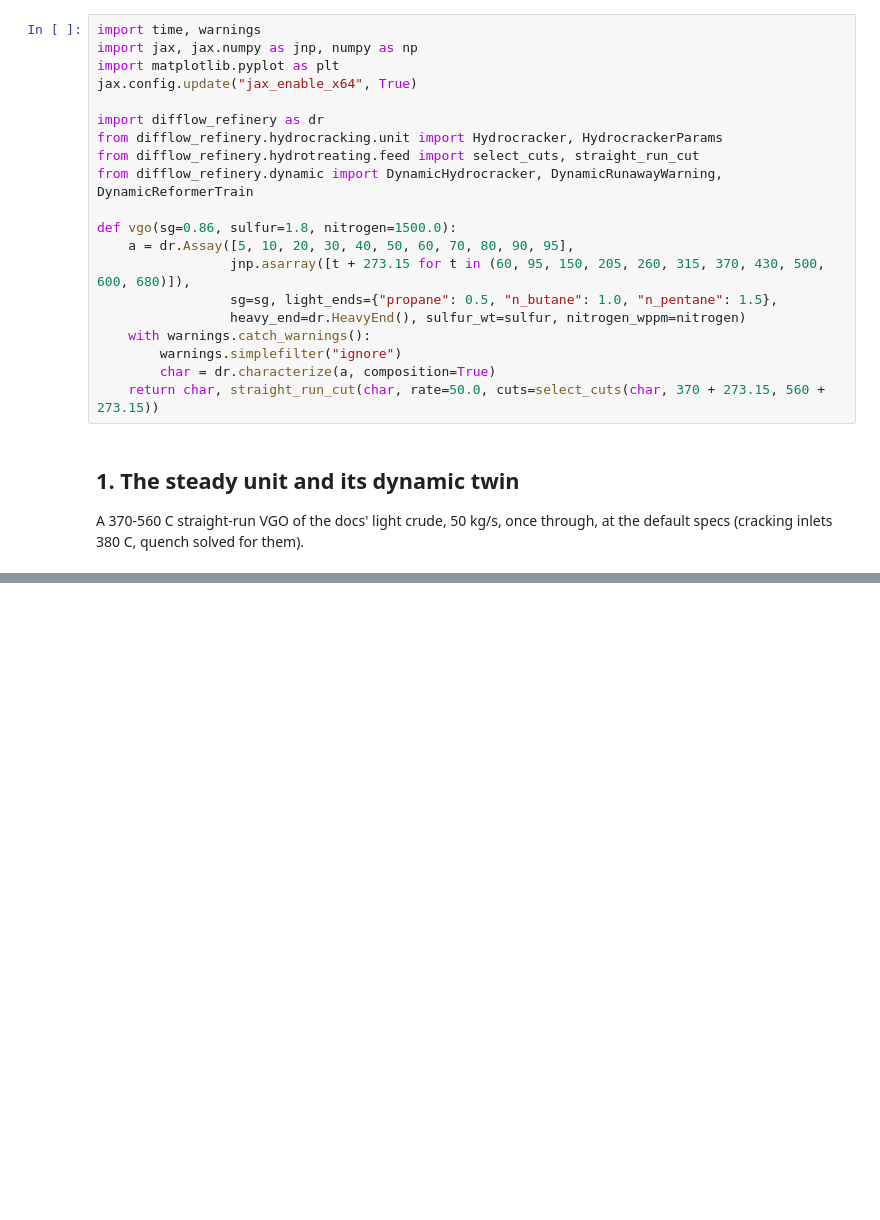
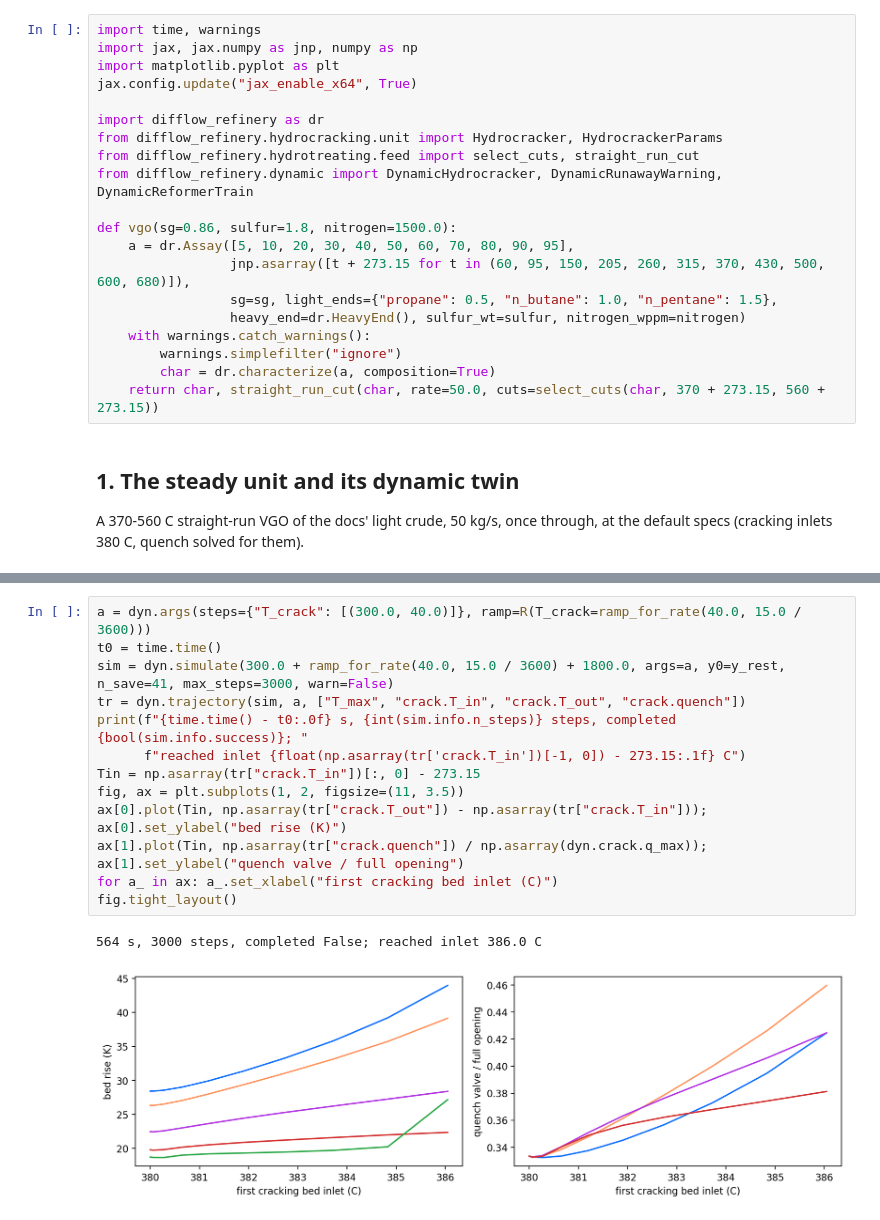
Before and after one commit to jkitchin/differentiable-flowsheets, a Jupyter notebook: examples/67_refinery_dynamic_hydrocracker.ipynb, the cells around one changed output, grey strips where cells are left out. Cells and saved outputs as stored; diff of their text form; blank space fills up the shorter version.

```diff
--- a/examples/67_refinery_dynamic_hydrocracker.ipynb
+++ b/examples/67_refinery_dynamic_hydrocracker.ipynb
@@ -86,0 +142,16 @@ A step of the cracking setpoint (or a recycle-compressor trip) is a much larger
+# %%
+a = dyn.args(steps={"T_crack": [(300.0, 40.0)]}, ramp=R(T_crack=ramp_for_rate(40.0, 15.0 / 3600)))
+t0 = time.time()
+sim = dyn.simulate(300.0 + ramp_for_rate(40.0, 15.0 / 3600) + 1800.0, args=a, y0=y_rest, n_save=41, max_steps=3000, warn=False)
+tr = dyn.trajectory(sim, a, ["T_max", "crack.T_in", "crack.T_out", "crack.quench"])
+print(f"{time.time() - t0:.0f} s, {int(sim.info.n_steps)} steps, completed {bool(sim.info.success)}; "
+      f"reached inlet {float(np.asarray(tr['crack.T_in'])[-1, 0]) - 273.15:.1f} C")
+Tin = np.asarray(tr["crack.T_in"])[:, 0] - 273.15
+fig, ax = plt.subplots(1, 2, figsize=(11, 3.5))
+ax[0].plot(Tin, np.asarray(tr["crack.T_out"]) - np.asarray(tr["crack.T_in"])); ax[0].set_ylabel("bed rise (K)")
+ax[1].plot(Tin, np.asarray(tr["crack.quench"]) / np.asarray(dyn.crack.q_max)); ax[1].set_ylabel("quench valve / full opening")
+for a_ in ax: a_.set_xlabel("first cracking bed inlet (C)")
+fig.tight_layout()
+# %% [output]
+564 s, 3000 steps, completed False; reached inlet 386.0 C
+[figure, added]
```
Also changed, not shown: parts of 16 cells of this notebook.
